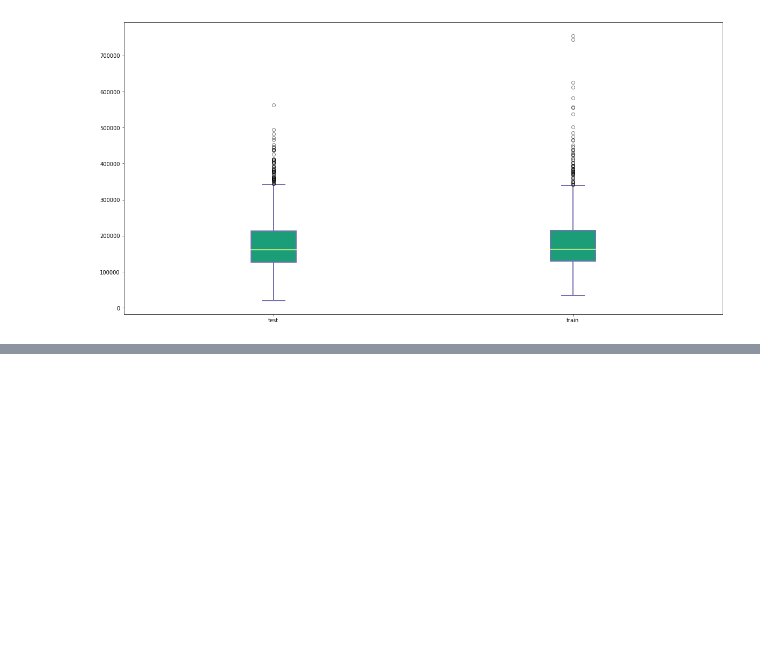
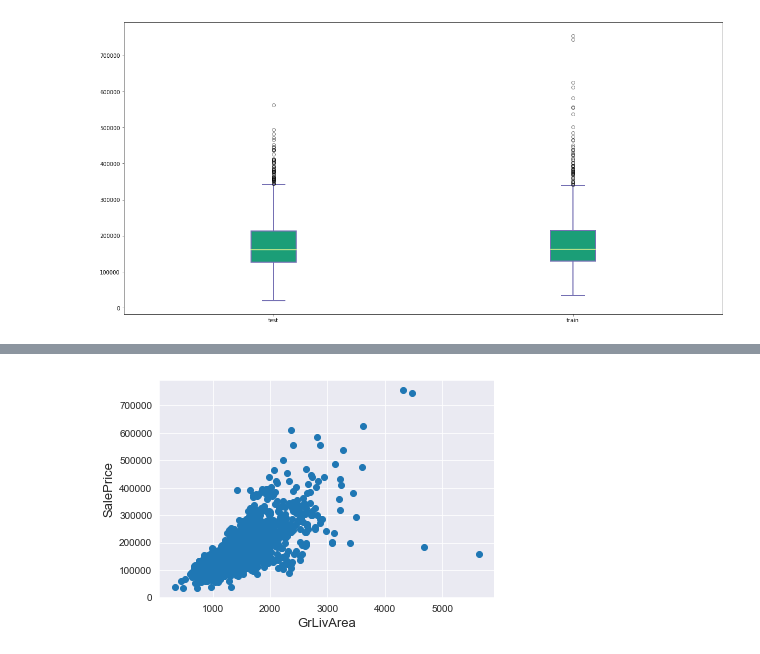
Before and after one commit to neohung/ml_note, a Jupyter notebook: lesson/kaggle_house_prices/house_prices.ipynb, the cells around one changed output, grey strips where cells are left out. Cells and saved outputs as stored; diff of their text form; code cells hidden in the pictures; blank space fills up the shorter version.

```diff
--- a/lesson/kaggle_house_prices/house_prices.ipynb
+++ b/lesson/kaggle_house_prices/house_prices.ipynb
@@ -320,3 +320,21 @@ for flier in bp['fliers']:
 plt.show()
 # %% [output]
 [figure]
+# %%
+import numpy as np # linear algebra
+import pandas as pd # data processing, CSV file I/O (e.g. pd.read_csv)
+%matplotlib inline
+import matplotlib.pyplot as plt  # Matlab-style plotting
+import seaborn as sns
+from subprocess import check_output
+
+color = sns.color_palette()
+sns.set_style('darkgrid')
+import warnings
+def ignore_warn(*args, **kwargs):
+    pass
+warnings.warn = ignore_warn #ignore annoying warning (from sklearn and seaborn)
+
+pd.set_option('display.float_format', lambda x: '{:.3f}'.format(x)) #Limiting floats output to 3
+
+print(check_output(["ls", "./"]).decode("utf8"))
@@ -322,0 +348,8 @@ plt.show()
+# %%
+train = pd.read_csv('./train.csv')
+test = pd.read_csv('./test.csv')
+# %%
+train_ID = train['Id']
+test_ID = test['Id']
+train.drop("Id", axis = 1, inplace = True)
+test.drop("Id", axis = 1, inplace = True)
@@ -322,0 +364,8 @@ plt.show()
+# %%
+fig, ax = plt.subplots()
+ax.scatter(x = train['GrLivArea'], y = train['SalePrice'])
+plt.ylabel('SalePrice', fontsize=13)
+plt.xlabel('GrLivArea', fontsize=13)
+plt.show()
+# %% [output]
+[figure, added]
```
Also changed, not shown: parts of 38 cells of this notebook, 4 other files.
